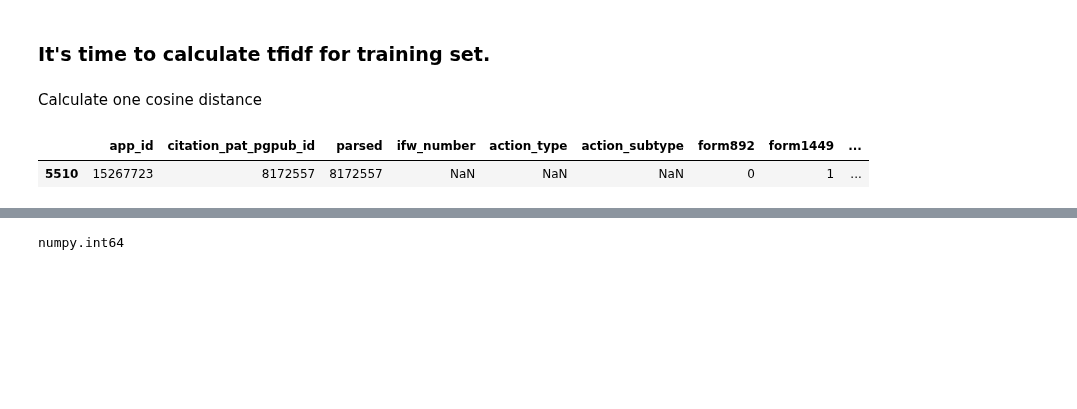
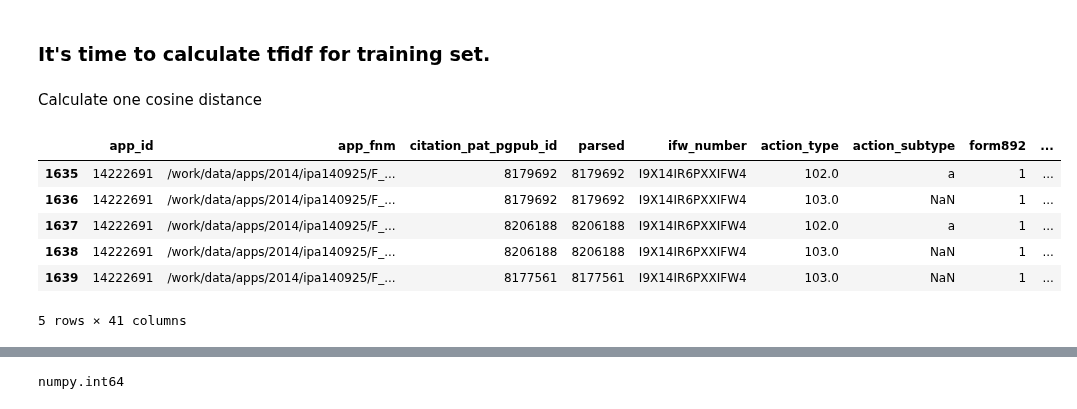
Before and after one commit to yoheikikuta/US-patent-analysis, a Jupyter notebook: notebook/tfidf_nearest.ipynb, the cells around one changed output, grey strips where cells are left out. Cells and saved outputs as stored; diff of their text form; code cells hidden in the pictures; blank space fills up the shorter version.

Commit message:
Adopt Paul's data.

```diff
--- a/notebook/tfidf_nearest.ipynb
+++ b/notebook/tfidf_nearest.ipynb
@@ -45,0 +142,2 @@ testset_app_df = app_all_df[~app_all_df.app_id.isin(training_id)]
+# %%
+training_app_df = pd.DataFrame({"app_id": training_id, "xml": [appsh5[str(tid)].value for tid in training_id]})
@@ -87,3 +181,0 @@ I keep only first app_id in dataframe. I guess it in order of date, but may be n
-# %%
-training_app_df = training_app_df[filter_uniq_appid(training_app_df)]
-testset_app_df = testset_app_df[filter_uniq_appid(testset_app_df)]
@@ -99,3 +181,0 @@ random.seed(456)
-# %%
-training_app_df = training_app_df.sample(frac=1).reset_index(drop=True)
-testset_app_df = testset_app_df.sample(frac=1).reset_index(drop=True)
@@ -104,3 +181,0 @@ testset_app_df = testset_app_df.sample(frac=1).reset_index(drop=True)
-# %%
-training_app_df = training_app_df.reset_index(drop=True)
-testset_app_df = testset_app_df.reset_index(drop=True)
@@ -449,8 +554,13 @@ Calculate one cosine distance
 # %%
 one_appid = training_app_df.iloc[0].app_id
 # %%
-citations_2012_2017[citations_2012_2017.app_id == one_appid]
+citations_info_target[citations_info_target.app_id == one_appid]
 # %% [output]
-|  | app_id | citation_pat_pgpub_id | parsed | ifw_number | action_type | action_subtype | form892 | form1449 | ... |
-| 5510 | 15267723 | 8172557 | 8172557 | NaN | NaN | NaN | 0 | 1 | ... |
+|  | app_id | app_fnm | citation_pat_pgpub_id | parsed | ifw_number | action_type | action_subtype | form892 | ... |
+| 1635 | 14222691 | /work/data/apps/2014/ipa140925/F_... | 8179692 | 8179692 | I9X14IR6PXXIFW4 | 102.0 | a | 1 | ... |
+| 1636 | 14222691 | /work/data/apps/2014/ipa140925/F_... | 8179692 | 8179692 | I9X14IR6PXXIFW4 | 103.0 | NaN | 1 | ... |
+| 1637 | 14222691 | /work/data/apps/2014/ipa140925/F_... | 8206188 | 8206188 | I9X14IR6PXXIFW4 | 102.0 | a | 1 | ... |
+| 1638 | 14222691 | /work/data/apps/2014/ipa140925/F_... | 8206188 | 8206188 | I9X14IR6PXXIFW4 | 103.0 | NaN | 1 | ... |
+| 1639 | 14222691 | /work/data/apps/2014/ipa140925/F_... | 8177561 | 8177561 | I9X14IR6PXXIFW4 | 103.0 | NaN | 1 | ... |
+5 rows × 41 columns
 # %%
```
Also changed, not shown: parts of 163 cells of this notebook.
